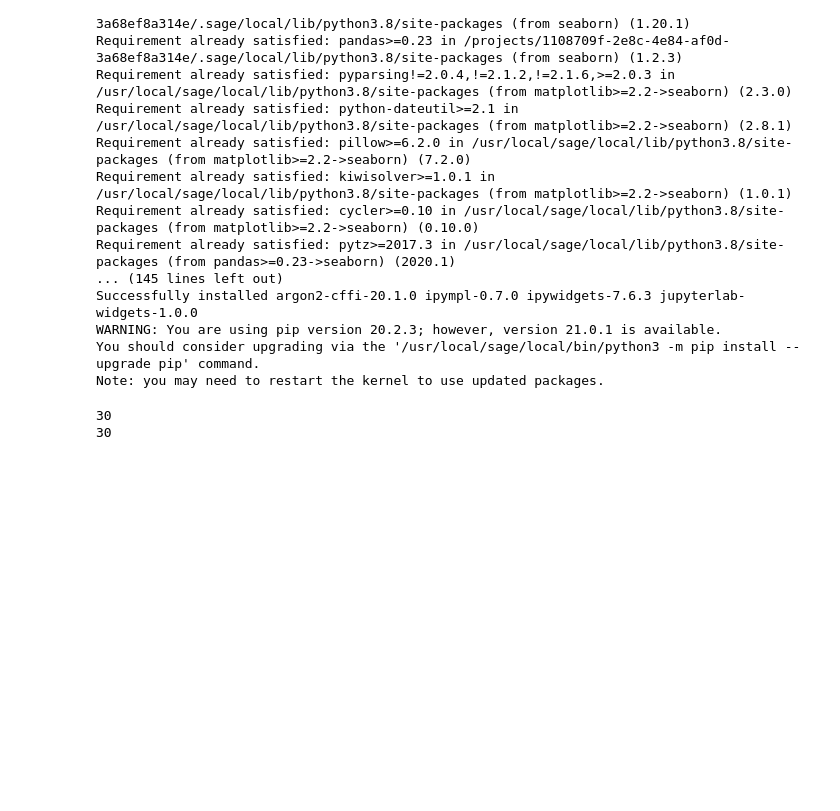
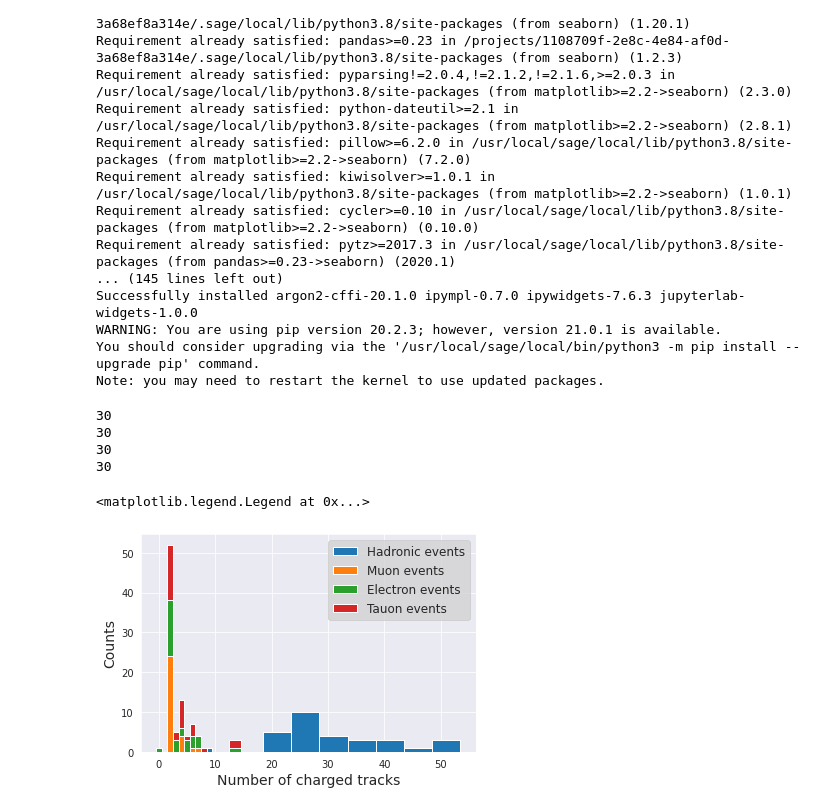
Before and after one commit to benfreiburg/z0-precisionmeasurement, a Jupyter notebook: Z0_main.ipynb, the cells around one changed output. Drawn from its saved outputs; the diff is of its cells as text; code cells hidden in the pictures; blank space fills up the shorter version.

```diff
--- a/Z0_main.ipynb
+++ b/Z0_main.ipynb
@@ -47,23 +47,40 @@ from scipy.signal import argrelextrema  # For searching extrema
 # -> For each type of event a 7 x Number of events matrix/array
 # %%
-# Electrons
+# All energies in GeV
+E_beam = 45.57
 
 electron_events = np.asarray([[5227,441,3,0,92,0.2,0],[5227,566,7,84.4,89.1,0.2,0],[5227,589,2,92.2,89.5,0.2,0],[5227,949,7,0,67.9,0,0],[5227,1247,3,78.5,90.3,0.3,0],[5227,1272,2,83.8,93.5,0.9,0],[5227,1297,5,0,75.3,0.8,0],[8227,1302,0,0,84.1,0.8,0],[5227,1319,2,71,91.6,1.8,0],[5227,1575,6,0,95.3,1.4,0],[5227,1672,2,71.6,92.2,0,0],[5227,1687,2,71.3,94.2,0.7,0],[5227,1862,2,74.4,88.5,0.3,0],[5227,1879,14,0,83.8,0.3,0],[5227,1886,2,83.2,91.2,0.3,0],[5227,1976,6,47.9,90.3,0.3,0],[5227,2197,5,65.1,92.5,0,0],[5227,2224,2,82.5,90.3,0.3,0],[5227,2273,4,0,91.1,2.2,0],[5227,2416,2,0,90.1,6.1,0],[5227,2433,2,0,97.3,0.3,0],[5227,2564,6,2,90.8,0.7,0],[5227,2571,2,59.9,92.3,0.3,0],[5227,2617,2,78.9,91,0.3,0],[5227,2767,5,0,86.4,0.3,0],[5227,2775,7,0,63.1,2.6,0],[5227,2819,2,90.2,91.2,0.3,0],[5227,2910,3,47.9,95.1,0,0],[5227,2938,2,85.8,83.1,0.9,0],[5227,5998,4,0,120.2,12.7,0]])
 
-tauon_events = np.array([[5227,714,4,43.8,8.2,2,0],[5227,934,2,31.4,36.1,0.2,0],[5227,984,2,43,31.7,2.4,1],[5227,1402,5,37.6,43,0.6,0],[5227,1524,2,55,49.7,36.8,0],[5227,1532,2,33.9,52,13.6,0],[5227,1663,3,0,31.1,0.3,0],[5227,2252,14,44.7,35.7,3.3,0],[5227,2564,6,2,90.8,0.7,0],[5227,2954,6,67,45,33.6,0],[5227,3913,2,99.3,16.6,16.8,2],[5227,4083,4,45.8,40.1,38.2,0],[5227,4628,8,0,70.8,0,0],[5227,4692,2,30.4,21.7,7.5,1],[5227,5753,2,41.1,40.6,2.6,1],[5227,5821,2,26.9,51.8,0,0],[5227,6533,4,64.6,29.8,9.2,0],[5227,6541,13,44.9,37.5,2.2,0],[5227,6724,2,25,44.9,4.1,1],[5227,7093,2,29.8,36.5,23.4,0],[5227,7228,4,42,42.4,0.5,0],[5227,7667,2,22.4,17.1,10.3,1],[5227,7877,4,13.1,29,0,0],[5227,8109,4,47.7,25.1,2,0],[5227,8485,2,30.4,24.4,0.8,0],[5227,9671,6,37,27.5,4.6,0],[5227,9731,2,52.2,30.6,2.3,1],[5227,9825,3,92.8,3.5,2.3,1],[5227,9918,2,93.6,4.1,0,0],[]])
+tauon_events = np.asarray([[5227,714,4,43.8,8.2,2,0],[5227,934,2,31.4,36.1,0.2,0],[5227,984,2,43,31.7,2.4,1],[5227,1402,5,37.6,43,0.6,0],[5227,1524,2,55,49.7,36.8,0],[5227,1532,2,33.9,52,13.6,0],[5227,1663,3,0,31.1,0.3,0],[5227,2252,14,44.7,35.7,3.3,0],[5227,2564,6,2,90.8,0.7,0],[5227,2954,6,67,45,33.6,0],[5227,3913,2,99.3,16.6,16.8,2],[5227,4083,4,45.8,40.1,38.2,0],[5227,4628,8,0,70.8,0,0],[5227,4692,2,30.4,21.7,7.5,1],[5227,5753,2,41.1,40.6,2.6,1],[5227,5821,2,26.9,51.8,0,0],[5227,6533,4,64.6,29.8,9.2,0],[5227,6541,13,44.9,37.5,2.2,0],[5227,6724,2,25,44.9,4.1,1],[5227,7093,2,29.8,36.5,23.4,0],[5227,7228,4,42,42.4,0.5,0],[5227,7667,2,22.4,17.1,10.3,1],[5227,7877,4,13.1,29,0,0],[5227,8109,4,47.7,25.1,2,0],[5227,8485,2,30.4,24.4,0.8,0],[5227,9671,6,37,27.5,4.6,0],[5227,9731,2,52.2,30.6,2.3,1],[5227,9825,3,92.8,3.5,2.3,1],[5227,9918,2,93.6,4.1,0,0],[5227,9940,4,41.1,21.3,2.1,1]])
 
-# All energies in GeV
-E_beam = 45.57
-# Event 5227:4046 No measurement for P_Ctrk -> Was excluded
-hadronic_events = np.asarray([[5227,523,51,77.3,42.1,3.0,0], [5227,672,52,54.8,39.7,15.8,0], [5227,832,28,50,55.7,11.9,1], [5227,917,24,32,46.7,8.3,0], [5227,989,36,53.3,33.2,16.3,1], [5227,1140,28,13.9,58.4,5.5,2], [5227,1203,39,40.4,58.8,0.6,0], [5227,1288,21,43.3,50.8,203.9,0], [5227,1455,30,3.2,37.2,3.3,0], [5227,1586,22,293.1,52.9,15.7,0], [5227,1675,34,39.8,50.7,13.5,1], [5227,1837,39,72.0,41.4,25.0,1], [5227,1997,20,66.2,23.8,15.9,1], [5227,2109,25,49.7,37.8,48.7,1], [5227,2205,25,53.8,53.2,17.7,1], [5227,2320,53,13.2,51.5,6.0,0], [5227,2474,30,60.2,37.8,84.6,3], [5227,2658,37,18.9,58.8,9.0,0], [5227,2754,23,60.9,53.4,28.4,1], [5227,2884,27,48.7,57.0,9.5,1], [5227,2995,9,59.8,55.6,23.3,1], [5227,3184,31,58.6,43.9,29.3,2], [5227,3290,19,45.3,73.2,3.4,0], [5227,3473,33,51.3,48.1,35.5,1], [5227,3656,45,21.9,55.6,6.5,0], [5227,3762,27,52.9,59.7,22.1,2], [5227,3895,27,22.5,33.4,41.2,1], [5227,4471,24,67.6,50.0,22.8,2], [5227,4552,24,50.9,42.9,12.5,0], [5227,4716,40,52.6,57.1,2.4,0]])
+hadronic_events = np.asarray([[5227,523,51,77.3,42.1,3.0,0], [5227,672,52,54.8,39.7,15.8,0], [5227,832,28,50,55.7,11.9,1], [5227,917,24,32,46.7,8.3,0], [5227,989,36,53.3,33.2,16.3,1], [5227,1140,28,13.9,58.4,5.5,2], [5227,1203,39,40.4,58.8,0.6,0], [5227,1288,21,43.3,50.8,203.9,0], [5227,1455,30,3.2,37.2,3.3,0], [5227,1586,22,293.1,52.9,15.7,0], [5227,1675,34,39.8,50.7,13.5,1], [5227,1837,39,72.0,41.4,25.0,1], [5227,1997,20,66.2,23.8,15.9,1], [5227,2109,25,49.7,37.8,48.7,1], [5227,2205,25,53.8,53.2,17.7,1], [5227,2320,53,13.2,51.5,6.0,0], [5227,2474,30,60.2,37.8,84.6,3], [5227,2658,37,18.9,58.8,9.0,0], [5227,2754,23,60.9,53.4,28.4,1], [5227,2884,27,48.7,57.0,9.5,1], [5227,2995,9,59.8,55.6,23.3,1], [5227,3184,31,58.6,43.9,29.3,2], [5227,3290,19,45.3,73.2,3.4,0], [5227,3473,33,51.3,48.1,35.5,1], [5227,3656,45,21.9,55.6,6.5,0], [5227,3762,27,52.9,59.7,22.1,2], [5227,3895,27,22.5,33.4,41.2,1], [5227,4471,24,67.6,50.0,22.8,2], [5227,4552,24,50.9,42.9,12.5,0], [5227,4716,40,52.6,57.1,2.4,0]]) # Event 5227:4046 No measurement for P_Ctrk -> Was excluded
 
 muon_events = np.asarray([[5227,1176,6,84.7,1.4,2.4,2], [5227,1326,2,89.5,1.6,13.4,2], [5227,1369,2,98.2,2.6,9.9,2], [5227,1384,2,105.1,1.8,6.6,2], [5227,1577,2,84.1,5.4,13.8,2], [5227,1851,2,88.1,1.5,3.5,2], [5227,2295,2,119.1,2.1,6.2,2], [5227,2443,4,87.3,5.3,30.3,2], [5227,2762,2,87.7,3.0,9.3,1], [5227,2911,2,87.0,1.8,10.0,2], [5227,3092,2,93.0,1.3,2.6,2], [5227,3112,2,80.9,3.1,4.7,1], [5227,3167,4,92.3,1.7,5.5,2], [5227,3245,2,89.0,3.1,5.3,3], [5227,3439,2,93.4,1.7,1.8,2], [5227,3595,7,94.3,1.3,3.9,2], [5227,3862,2,86.5,6.2,44.7,1], [5227,3981,2,90.3,2.5,18.8,2], [5227,4168,2,83.2,1.8,4.9,2], [5227,4196,2,96.1,1.8,10.7,3], [5227,5057,2,92.6,2.3,11.3,2], [5227,5397,2,87.3,10.6,9.7,2], [5227,5536,2,106.1,2.2,9.8,1], [5227,6116,2,92.7,1.6,7.2,2], [5227,6173,2,29.0,3.2,0.5,1], [5227,6358,2,82.8,1.7,5.3,3], [5227,6709,4,84.1,9.0,1.3,0], [5227,7097,2,90.5,1.3,9.1,2], [5227,7740,2,98.8,2.1,3.4,2], [5227,7956,4,95.0,4.0,5.4,2]])
 
 print(len(hadronic_events))
 print(len(muon_events))
-
-Zahl = np.asarray([1,2,3])
-Neue_Zahlen = np.asarray([3,7,8])
+print(len(tauon_events))
+print(len(electron_events))
 # %% [output]
 30
 30
+30
+30
+# %%
+# histogram (N_Ctrk)
+
+#Manually chosen bins (numbers define bin seperations)
+bins_N_Ctrk = np.asarray([-0.5,0.5,1.5,2.5,3.5,4.5,5.5,6.5,7.5,8.5,9.5,10.5,12.5,14.5,16.5,18.5,23.5,28.5,33.5,38.5,43.5,48.5,53.5])
+
+%matplotlib inline
+sb.set_style("darkgrid")
+
+plt.hist((hadronic_events[:,2],muon_events[:,2],electron_events[:,2],tauon_events[:,2]), bins=bins_N_Ctrk, label=("Hadronic events","Muon events","Electron events","Tauon events"), stacked=True)
+
+plt.xlabel("Number of charged tracks", fontsize=14)
+plt.ylabel("Counts", fontsize=14)
+
+plt.legend(frameon=True, facecolor="lightgrey", fontsize=12)
+# %% [output]
+<matplotlib.legend.Legend at 0x...>
+[figure, added]
```
Also changed, not shown: parts of 11 cells of this notebook.
